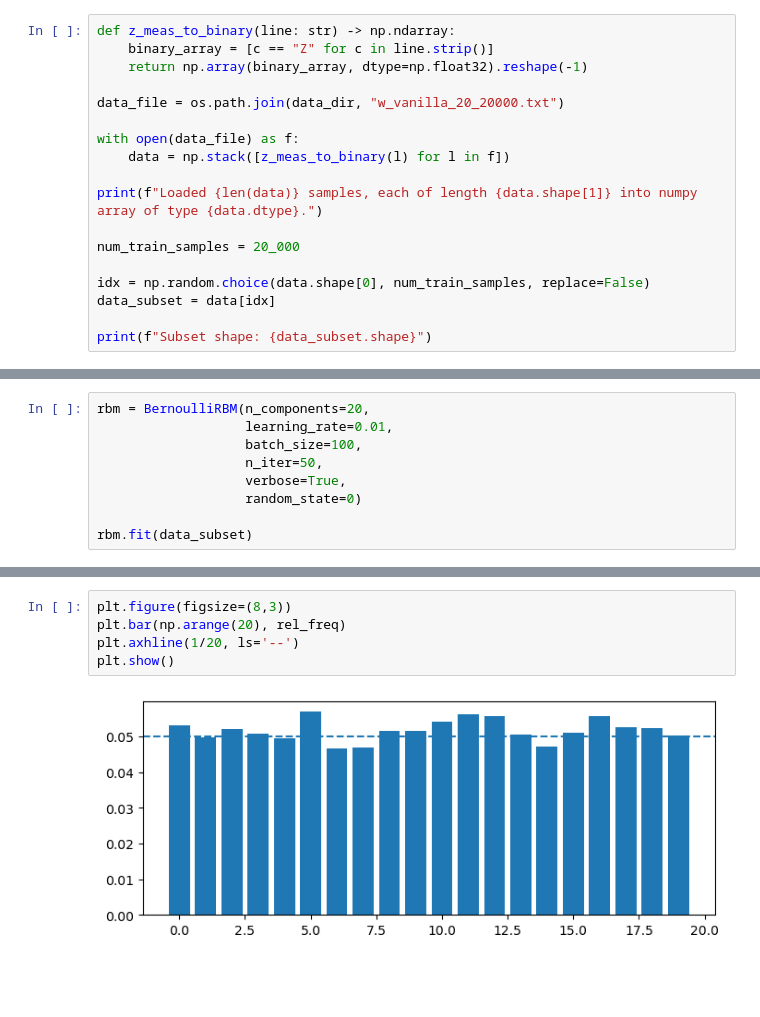
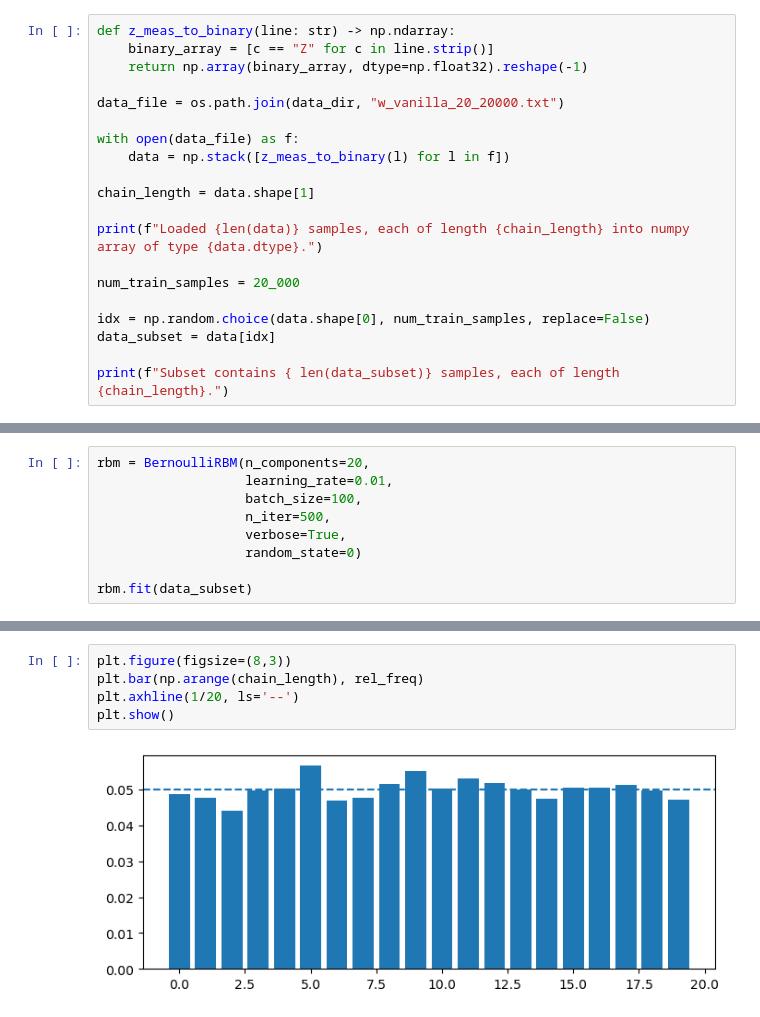
Before and after one commit to simontonner/neural-quantum-tomo, a Jupyter notebook: case_studies/w_vanilla/model_training_sklearn.ipynb, the cells around one changed output, grey strips where cells are left out. Drawn from its saved outputs; the diff is of its cells as text; blank space fills up the shorter version.

Commit message:
Generating amplitude histogram

```diff
--- a/case_studies/w_vanilla/model_training_sklearn.ipynb
+++ b/case_studies/w_vanilla/model_training_sklearn.ipynb
@@ -24,13 +31,15 @@ data_file = os.path.join(data_dir, "w_vanilla_20_20000.txt")
 with open(data_file) as f:
     data = np.stack([z_meas_to_binary(l) for l in f])
 
-print(f"Loaded {len(data)} samples, each of length {data.shape[1]} into numpy array of type {data.dtype}.")
+chain_length = data.shape[1]
+
+print(f"Loaded {len(data)} samples, each of length {chain_length} into numpy array of type {data.dtype}.")
 
 num_train_samples = 20_000
 
 idx = np.random.choice(data.shape[0], num_train_samples, replace=False)
 data_subset = data[idx]
 
-print(f"Subset shape: {data_subset.shape}")
+print(f"Subset contains { len(data_subset)} samples, each of length {chain_length}.")
 # %% [output]
 Loaded 20000 samples, each of length 20 into numpy array of type float32.
@@ -77,7 +86,7 @@ plt.show()
 rbm = BernoulliRBM(n_components=20,
                    learning_rate=0.01,
                    batch_size=100,
-                   n_iter=50,
+                   n_iter=500,
                    verbose=True,
                    random_state=0)
 
@@ -118,7 +137,7 @@ print(rel_freq)
 # %%
 plt.figure(figsize=(8,3))
-plt.bar(np.arange(20), rel_freq)
+plt.bar(np.arange(chain_length), rel_freq)
 plt.axhline(1/20, ls='--')
 plt.show()
 # %% [output]
-[figure, old version]
+[figure, new version]
```
Also changed, not shown: parts of 7 cells of this notebook, 16 other files.
